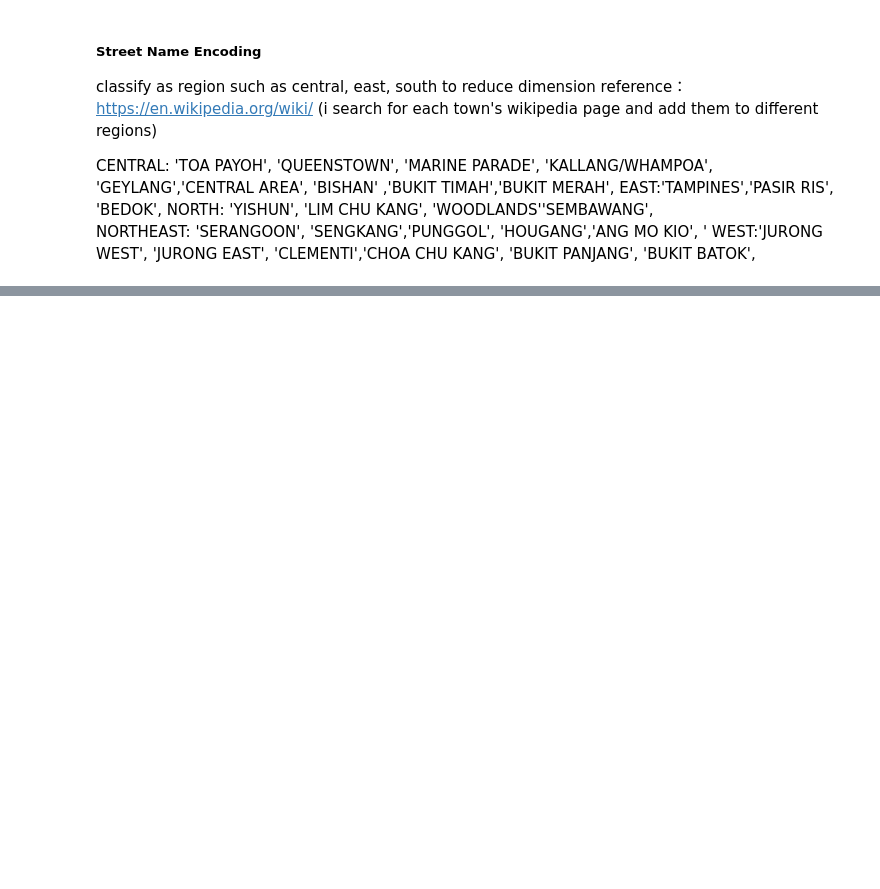
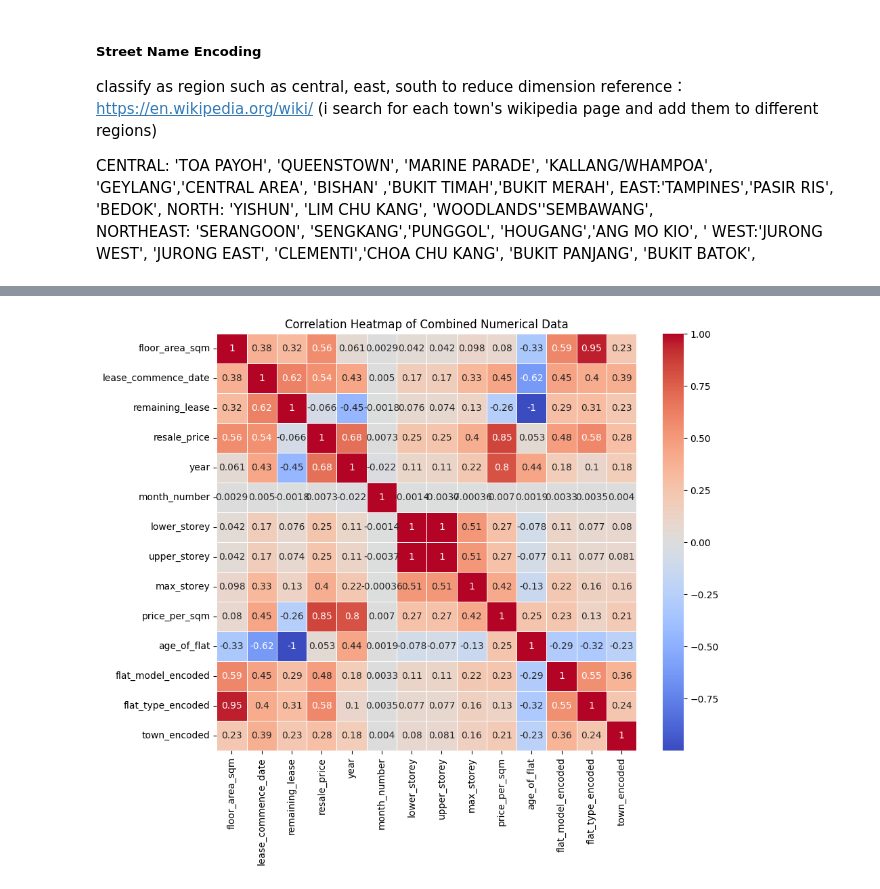
Before and after one commit to Zimmy313/HDB_HousingPrice_ML_Project, a Jupyter notebook: src/Data_Cleaning.ipynb, the cells around one changed output, grey strips where cells are left out. Drawn from its saved outputs; the diff is of its cells as text; code cells hidden in the pictures; blank space fills up the shorter version.

```diff
--- a/src/Data_Cleaning.ipynb
+++ b/src/Data_Cleaning.ipynb
@@ -222,23 +267,23 @@ full_cleaned['price_per_sqm'] = full_cleaned['resale_price'] / full_cleaned['flo
 # ver 2 with conversion of remaining_lease to numeric included
 def adjust_remaining_lease(df):
     # Create a dictionary with keys as unique buildings and values initialized to None
-    unique_buildings = df[['town', 'block', 'street_name']].drop_duplicates().values.tolist()
-    building_dict = {(town, block, street_name): None for town, block, street_name in unique_buildings}
+    unique_buildings = df[['town', 'block', 'street_name', 'lease_commence_date']].drop_duplicates().values.tolist()
+    building_dict = {(town, block, street_name, lease_commence_date): None for town, block, street_name, lease_commence_date in unique_buildings}
 
     print("Successfully created building dictionary: ", len(building_dict))
-
 
     # Convert month to datetime format just in case
     if not pd.api.types.is_datetime64_any_dtype(df['month']):
         df = convert_month_to_datetime(df)
+        print("month column was not in datetime and has been convereted")
 
-    # Sort the dataframe by month in descending order
-    df = df.sort_values(by='month', ascending=False).reset_index(drop=True)
+    # Sort the dataframe by month in descending order (do not overwrite it with df = df.sort_values)
+    df.sort_values(by='month', ascending=False).reset_index(drop=True)
 
     # Fill building_dict with lease end dates
     # also convert remaining_lease to numeric value
     for index, row in df.iterrows():
-        key = (row['town'], row['block'], row['street_name'])
+        key = (row['town'], row['block'], row['street_name'], row['lease_commence_date'])
         if pd.isna(row['remaining_lease']):
             continue
 
@@ -267,20 +312,18 @@ def adjust_remaining_lease(df):
                 df.loc[index, 'remaining_lease'] = float(row['remaining_lease'])
 
         building_dict[key] = lease_end_date
-
     print("Successfully filled lease end date for each building")
 
     # Fill missing remaining_lease values
     for index, row in df.iterrows():
-        key = (row['town'], row['block'], row['street_name'])
-        if building_dict[key] is None:
-            continue
-        if pd.isna(row['remaining_lease']):
-            remaining_lease = (building_dict[key] - row['month']).days / 365
-            df.loc[index, 'remaining_lease'] = float(remaining_lease)
-        elif 2015 <= row['month'].year <= 2016:
-            remaining_lease = (building_dict[key] - row['month']).days / 365
-            df.loc[index, 'remaining_lease'] = float(remaining_lease)
+        key = (row['town'], row['block'], row['street_name'], row['lease_commence_date'])
+        if key in building_dict and building_dict[key] is not None:
+            if pd.isna(row['remaining_lease']):
+                remaining_lease = (building_dict[key] - row['month']).days / 365
+                df.loc[index, 'remaining_lease'] = float(remaining_lease)
+            elif 2015 <= row['month'].year <= 2016:
+                remaining_lease = (building_dict[key] - row['month']).days / 365
+                df.loc[index, 'remaining_lease'] = float(remaining_lease)
 
     print("Successfully filled missing remaining lease for each building")
 
@@ -508,0 +668,9 @@ full_cleaned['region'] = full_cleaned['town'].map(town_to_region)
+# %%
+numeric_df = full_cleaned._get_numeric_data()
+correlation_matrix = numeric_df.corr()
+plt.figure(figsize=(10, 8))
+sns.heatmap(correlation_matrix, annot=True, cmap='coolwarm', linewidths=0.5)
+plt.title('Correlation Heatmap of Combined Numerical Data')
+plt.show()
+# %% [output]
+[figure, added]
```
Also changed, not shown: parts of 24 cells of this notebook.
